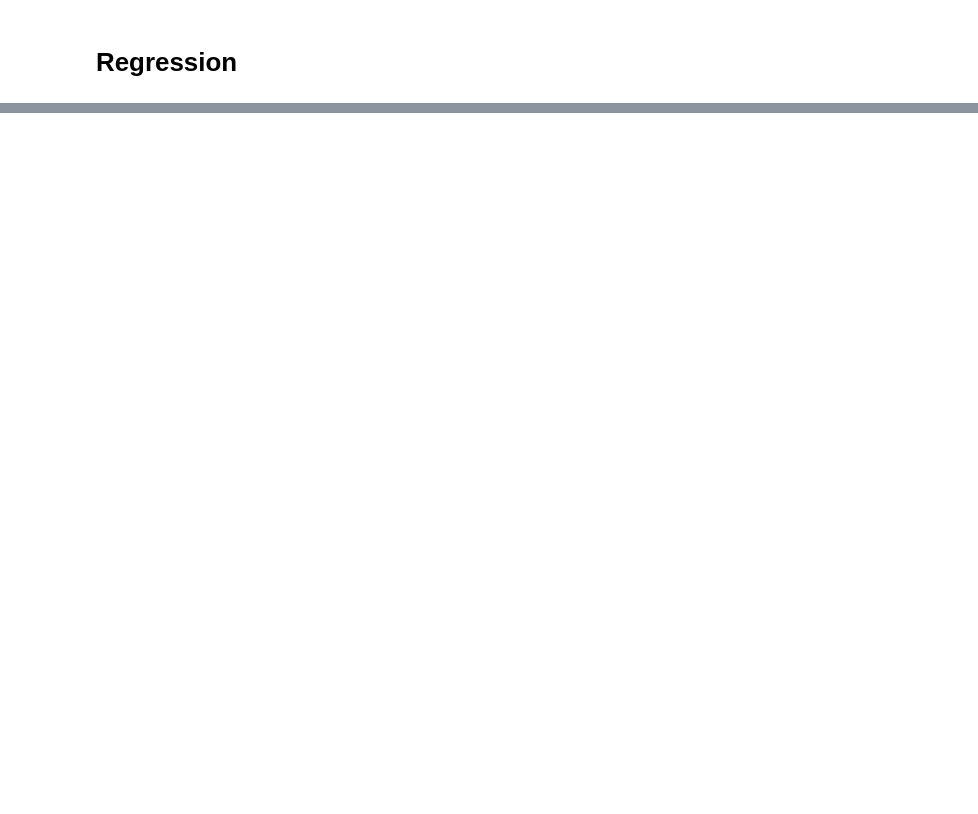
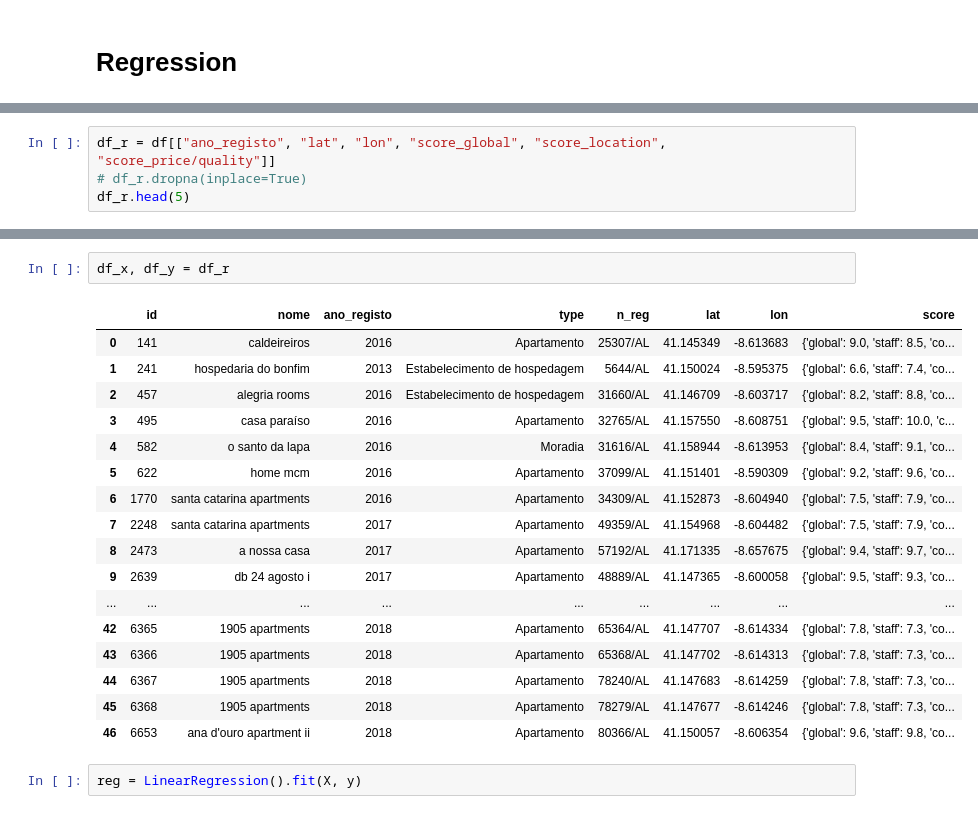
Before and after one commit to msramalho/hackacity2019, a Jupyter notebook: Analysis.ipynb, the cells around one changed output, grey strips where cells are left out. Saved outputs shown, nothing was run; the diff lists cells and outputs as text; blank space fills up the shorter version.

```diff
--- a/Analysis.ipynb
+++ b/Analysis.ipynb
@@ -73,0 +110,4 @@ ideal clusters =  1 with a gain of 13.762268412858248
+# %%
+df_r = df[["ano_registo", "lat", "lon", "score_global", "score_location", "score_price/quality"]]
+# df_r.dropna(inplace=True)
+df_r.head(5)
@@ -73,0 +121,22 @@ ideal clusters =  1 with a gain of 13.762268412858248
+# %%
+df_x, df_y = df_r
+# %% [output]
+|  | id | nome | ano_registo | type | n_reg | lat | lon | score |
+| 0 | 141 | caldeireiros | 2016 | Apartamento | 25307/AL | 41.145349 | -8.613683 | {'global': 9.0, 'staff': 8.5, 'co... |
+| 1 | 241 | hospedaria do bonfim | 2013 | Estabelecimento de hospedagem | 5644/AL | 41.150024 | -8.595375 | {'global': 6.6, 'staff': 7.4, 'co... |
+| 2 | 457 | alegria rooms | 2016 | Estabelecimento de hospedagem | 31660/AL | 41.146709 | -8.603717 | {'global': 8.2, 'staff': 8.8, 'co... |
+| 3 | 495 | casa paraíso | 2016 | Apartamento | 32765/AL | 41.157550 | -8.608751 | {'global': 9.5, 'staff': 10.0, 'c... |
+| 4 | 582 | o santo da lapa | 2016 | Moradia | 31616/AL | 41.158944 | -8.613953 | {'global': 8.4, 'staff': 9.1, 'co... |
+| 5 | 622 | home mcm | 2016 | Apartamento | 37099/AL | 41.151401 | -8.590309 | {'global': 9.2, 'staff': 9.6, 'co... |
+| 6 | 1770 | santa catarina apartments | 2016 | Apartamento | 34309/AL | 41.152873 | -8.604940 | {'global': 7.5, 'staff': 7.9, 'co... |
+| 7 | 2248 | santa catarina apartments | 2017 | Apartamento | 49359/AL | 41.154968 | -8.604482 | {'global': 7.5, 'staff': 7.9, 'co... |
+| 8 | 2473 | a nossa casa | 2017 | Apartamento | 57192/AL | 41.171335 | -8.657675 | {'global': 9.4, 'staff': 9.7, 'co... |
+| 9 | 2639 | db 24 agosto i | 2017 | Apartamento | 48889/AL | 41.147365 | -8.600058 | {'global': 9.5, 'staff': 9.3, 'co... |
+| ... | ... | ... | ... | ... | ... | ... | ... | ... |
+| 42 | 6365 | 1905 apartments | 2018 | Apartamento | 65364/AL | 41.147707 | -8.614334 | {'global': 7.8, 'staff': 7.3, 'co... |
+| 43 | 6366 | 1905 apartments | 2018 | Apartamento | 65368/AL | 41.147702 | -8.614313 | {'global': 7.8, 'staff': 7.3, 'co... |
+| 44 | 6367 | 1905 apartments | 2018 | Apartamento | 78240/AL | 41.147683 | -8.614259 | {'global': 7.8, 'staff': 7.3, 'co... |
+| 45 | 6368 | 1905 apartments | 2018 | Apartamento | 78279/AL | 41.147677 | -8.614246 | {'global': 7.8, 'staff': 7.3, 'co... |
+| 46 | 6653 | ana d'ouro apartment ii | 2018 | Apartamento | 80366/AL | 41.150057 | -8.606354 | {'global': 9.6, 'staff': 9.8, 'co... |
+# %%
+reg = LinearRegression().fit(X, y)
```
Also changed, not shown: parts of 11 cells of this notebook, 3 other files.
